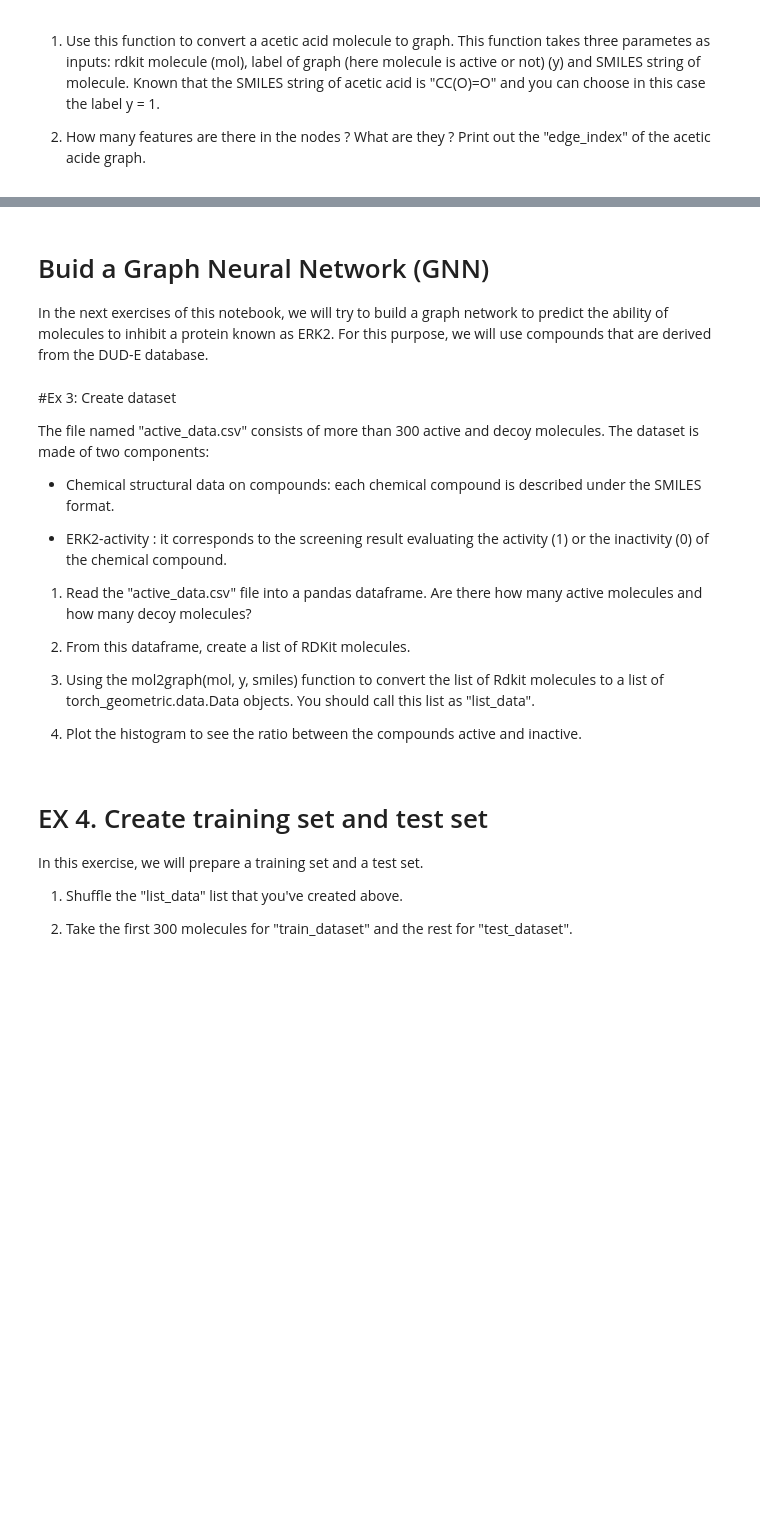
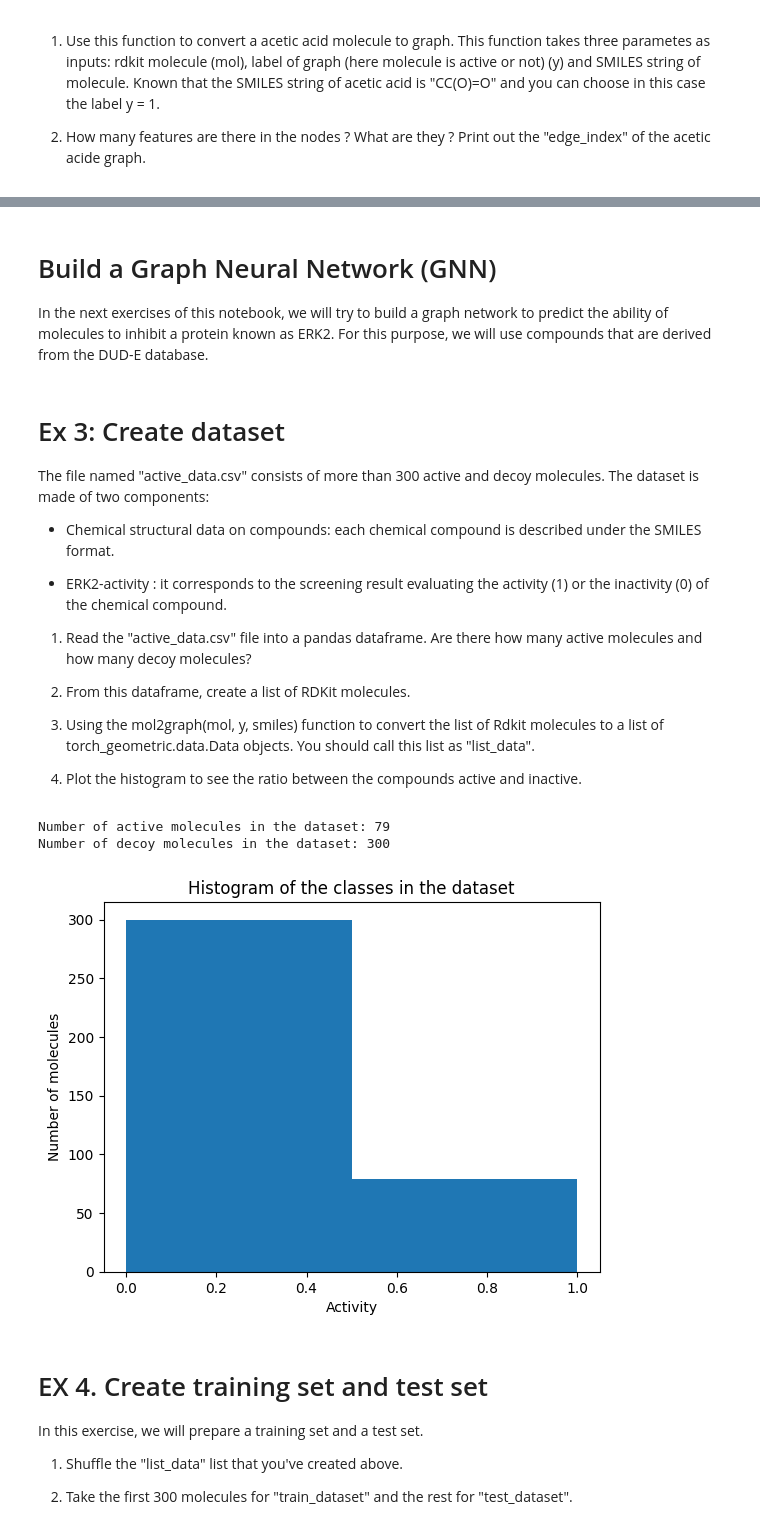
Before and after one commit to walibi006/MLBIO_TP3, a Jupyter notebook: 2_pytorch_geometric_molecules_problem_etudiants.ipynb, the cells around one changed output, grey strips where cells are left out. Saved outputs shown, nothing was run; the diff lists cells and outputs as text; code cells hidden in the pictures; blank space fills up the shorter version.

```diff
--- a/2_pytorch_geometric_molecules_problem_etudiants.ipynb
+++ b/2_pytorch_geometric_molecules_problem_etudiants.ipynb
@@ -179,9 +278,9 @@ mol = rdkit.Chem.MolFromSmiles(smiles_acetic_acid)
 # %% [markdown]
-# Buid a Graph Neural Network (GNN)
+# Build a Graph Neural Network (GNN)
 
  In the next exercises of this notebook, we will try to build a graph network to predict the ability of molecules to inhibit a protein known as ERK2. For this purpose, we will use compounds that are derived from the DUD-E database.
 # %% [markdown]
-#Ex 3: Create dataset
+# Ex 3: Create dataset
 
 The file named "active_data.csv" consists of more than 300 active and decoy molecules. The dataset is made of two components:
 
@@ -200,3 +299,10 @@ The file named "active_data.csv" consists of more than 300 active and decoy mole
 
 
 4. Plot the histogram to see the ratio between the  compounds active and inactive.
+# %%
+df = pd.read_csv("data/active_data.csv")
+print(f"Number of active molecules in the dataset: {len(df[df['is_active'] == 1])}")
+print(f"Number of decoy molecules in the dataset: {len(df[df['is_active'] == 0])}")
+# %% [output]
+Number of active molecules in the dataset: 79
+Number of decoy molecules in the dataset: 300
@@ -203,3 +313,11 @@ The file named "active_data.csv" consists of more than 300 active and decoy mole
+# %%
+plt.hist(df['is_active'], bins=2)
+plt.xlabel("Activity")
+plt.ylabel("Number of molecules")
+plt.title("Histogram of the classes in the dataset")
+plt.show()
+# %% [output]
+[figure, added]
 # %% [markdown]
 # EX 4. Create training set and test set
 In this exercise, we will prepare a training set and a test set.
```
Also changed, not shown: parts of 15 cells of this notebook, 2 other files.
